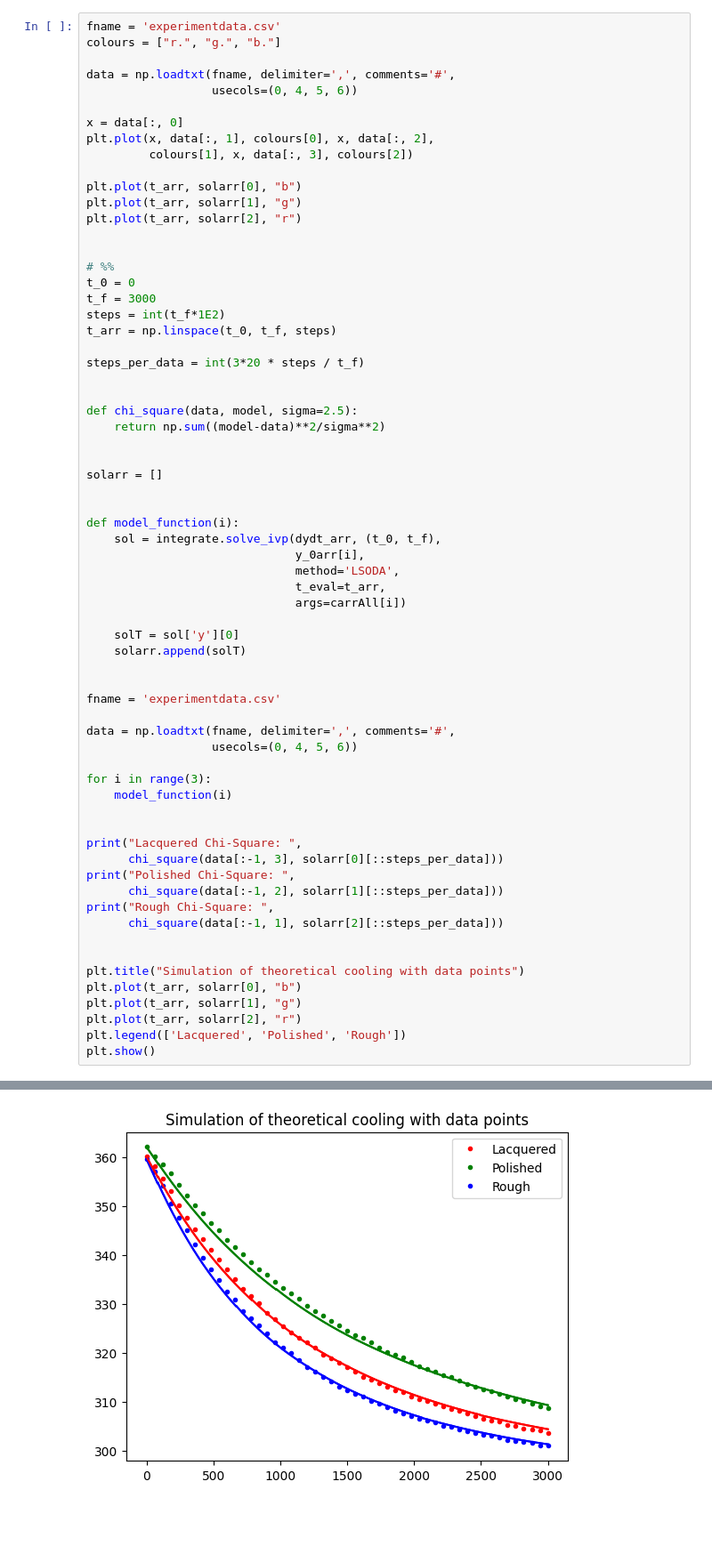
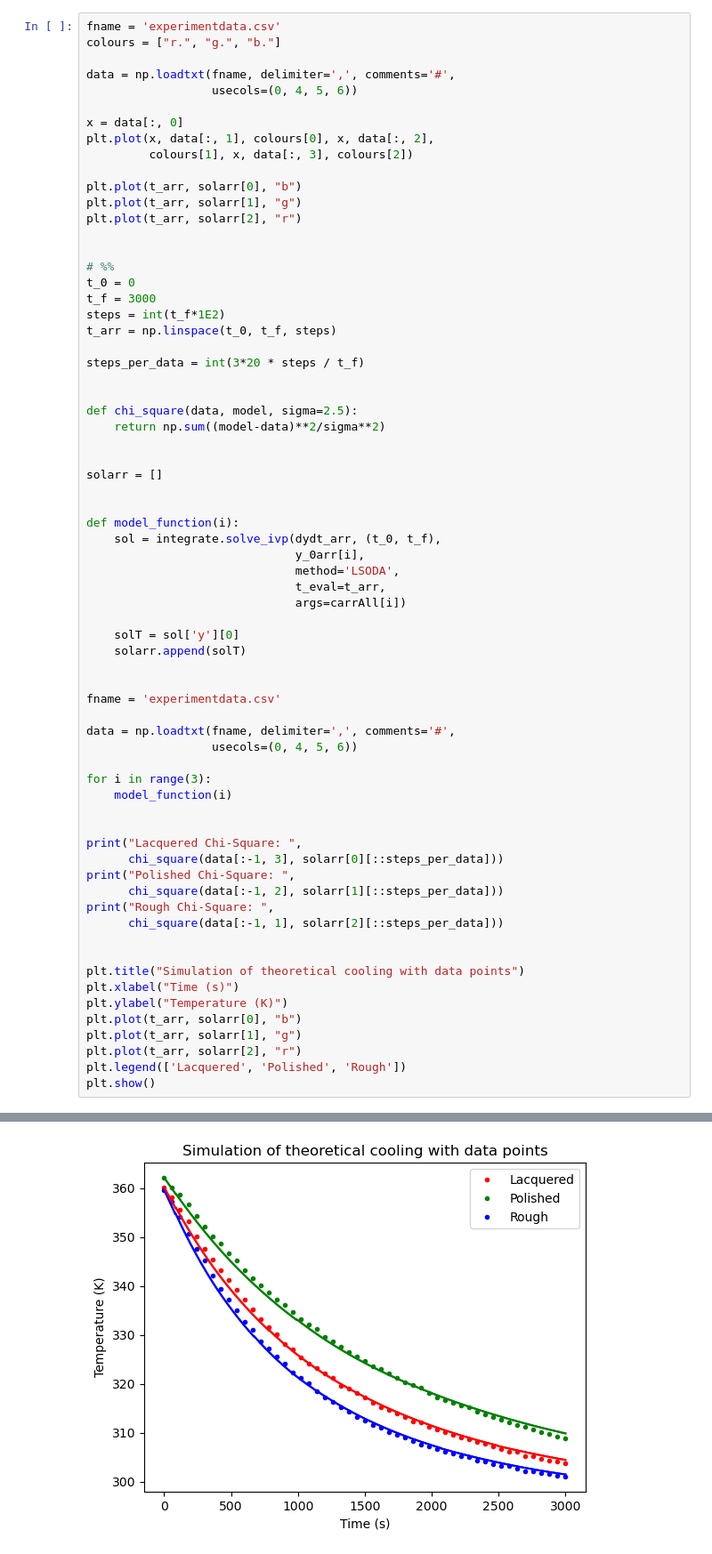
Before and after one commit to loganmachale/Modelling-Cooling-Mechanisms, a Jupyter notebook: Final Notes Logan.ipynb, the cells around one changed output, grey strips where cells are left out. Shown at 89% size. Drawn from its saved outputs; the diff is of its cells as text; blank space fills up the shorter version.

```diff
--- a/Final Notes Logan.ipynb
+++ b/Final Notes Logan.ipynb
@@ -165,6 +204,8 @@ print("Rough Chi-Square: ",
 
 
 plt.title("Simulation of theoretical cooling with data points")
+plt.xlabel("Time (s)")
+plt.ylabel("Temperature (K)")
 plt.plot(t_arr, solarr[0], "b")
 plt.plot(t_arr, solarr[1], "g")
 plt.plot(t_arr, solarr[2], "r")
@@ -177,4 +218,4 @@ Rough Chi-Square:  3.682688687281465
-[figure, old version]
+[figure, new version]
 # %% [markdown]
 # Feb 1 #
 
```
Also changed, not shown: parts of 8 cells of this notebook, 2 other files.
